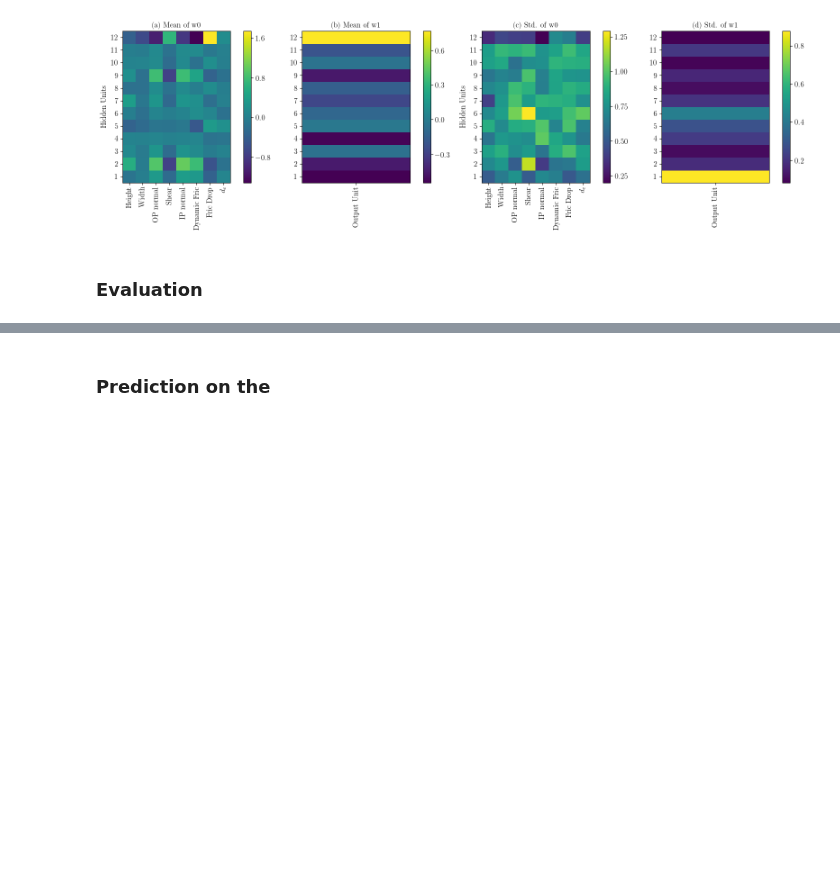
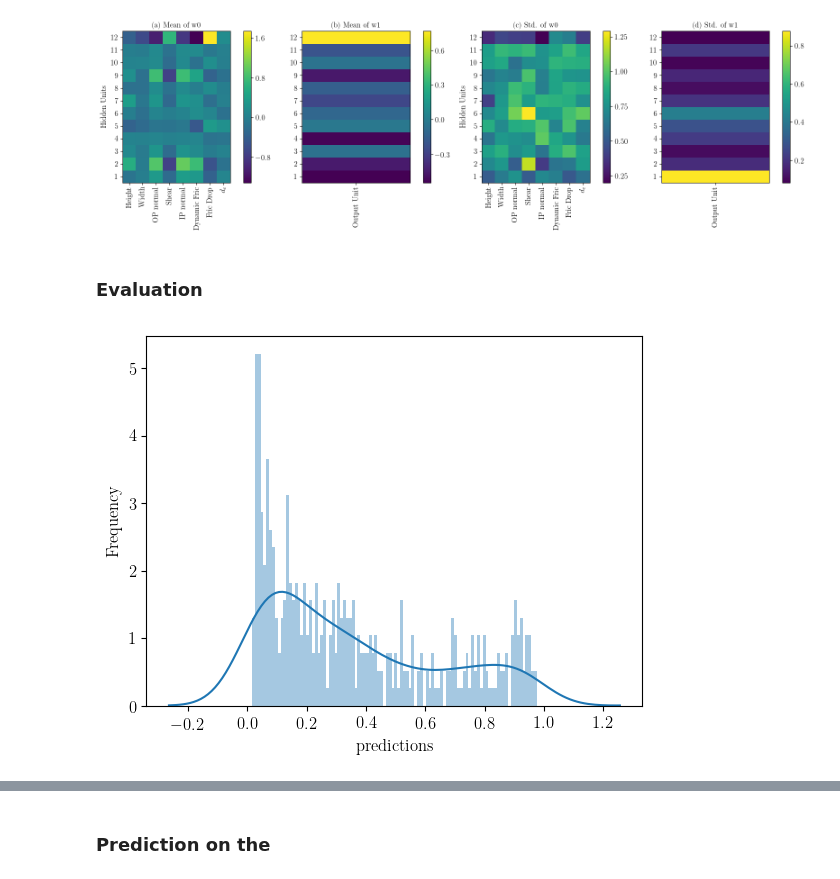
Before and after one commit to msahamed/earthquake_physics_bayesian_nn, a Jupyter notebook: Baysian_neural_network.ipynb, the cells around one changed output, grey strips where cells are left out. Drawn from its saved outputs; the diff is of its cells as text; code cells hidden in the pictures; blank space fills up the shorter version.

```diff
--- a/Baysian_neural_network.ipynb
+++ b/Baysian_neural_network.ipynb
@@ -362,3 +387,9 @@ zzz = stats.norm.interval(0.95, loc = results['predictions'], scale = results['p
 results['confidence_low'] = np.transpose(zzz)[:, 0]
 results['confidence_high'] = np.transpose(zzz)[:, 1]
 results['confidence_range'] = np.absolute(results['confidence_high'] - results['confidence_low'])
+# %%
+sns.distplot(results.predictions, kde = True, bins = 100)
+plt.ylabel('Frequency')
+plt.show()
+# %% [output]
+[figure, added]
```
Also changed, not shown: parts of 21 cells of this notebook.
